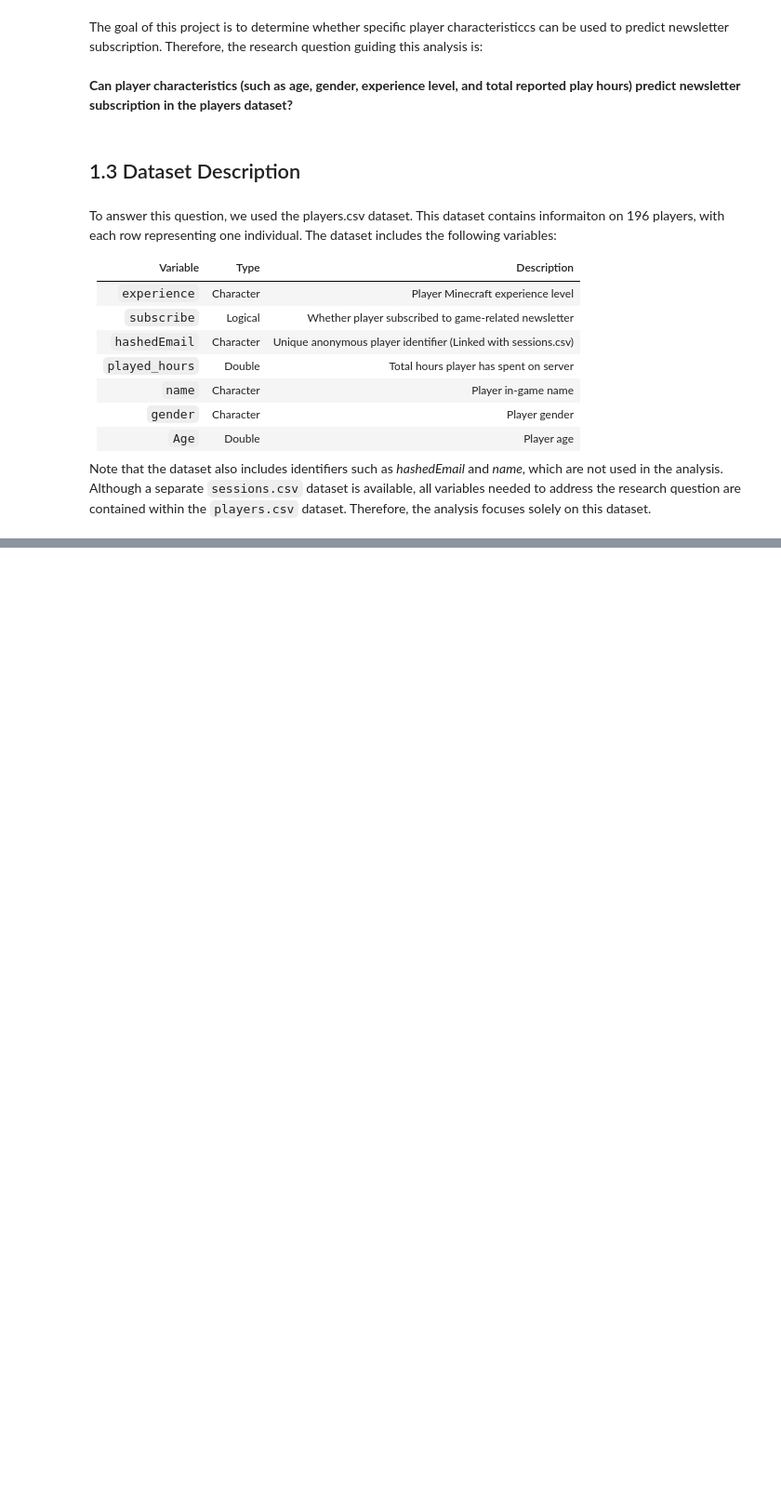
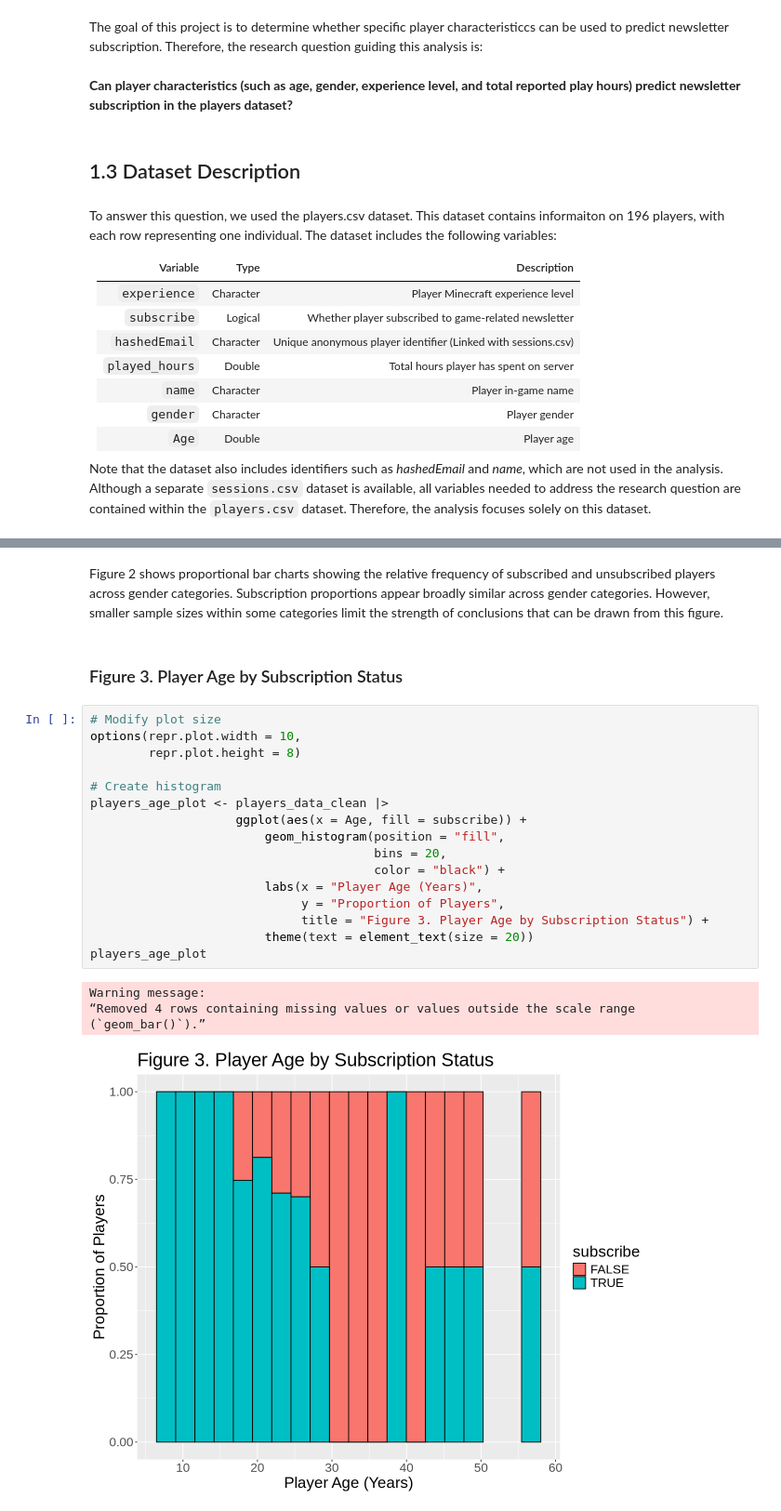
Before and after one commit to vincccss/dsci100-final-project, a Jupyter notebook: final_project_notebook.ipynb, the cells around one changed output, grey strips where cells are left out. Shown at 93% size. Drawn from its saved outputs; the diff is of its cells as text; blank space fills up the shorter version.

```diff
--- a/final_project_notebook.ipynb
+++ b/final_project_notebook.ipynb
@@ -102,0 +264,25 @@ Note that the dataset also includes identifiers such as *hashedEmail* and *name*
+# %% [markdown]
+Figure 2 shows proportional bar charts showing the relative frequency of subscribed and unsubscribed players across gender categories. Subscription proportions appear broadly similar across gender categories. However, smaller sample sizes within some categories limit the strength of conclusions that can be drawn from this figure.
+# %% [markdown]
+### Figure 3. Player Age by Subscription Status
+# %%
+# Modify plot size
+options(repr.plot.width = 10,
+        repr.plot.height = 8)
+
+# Create histogram
+players_age_plot <- players_data_clean |>
+                    ggplot(aes(x = Age, fill = subscribe)) +
+                        geom_histogram(position = "fill",
+                                       bins = 20,
+                                       color = "black") +
+                        labs(x = "Player Age (Years)",
+                             y = "Proportion of Players",
+                             title = "Figure 3. Player Age by Subscription Status") +
+                        theme(text = element_text(size = 20))
+players_age_plot
+# %% [output]
+Warning message:
+“Removed 4 rows containing missing values or values outside the scale range
+(`geom_bar()`).”
+[figure, added]
```
Also changed, not shown: parts of 24 cells of this notebook.
